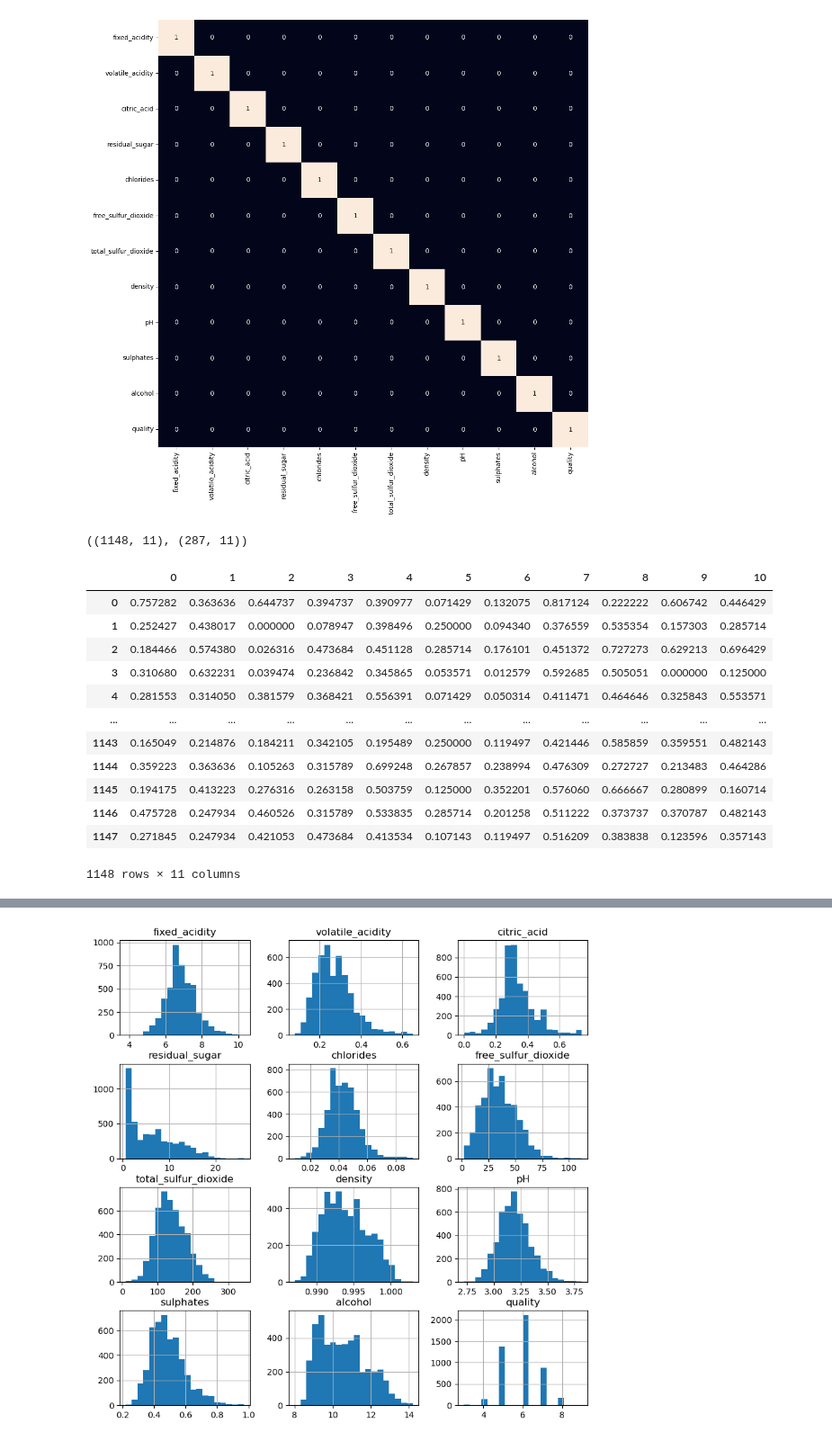
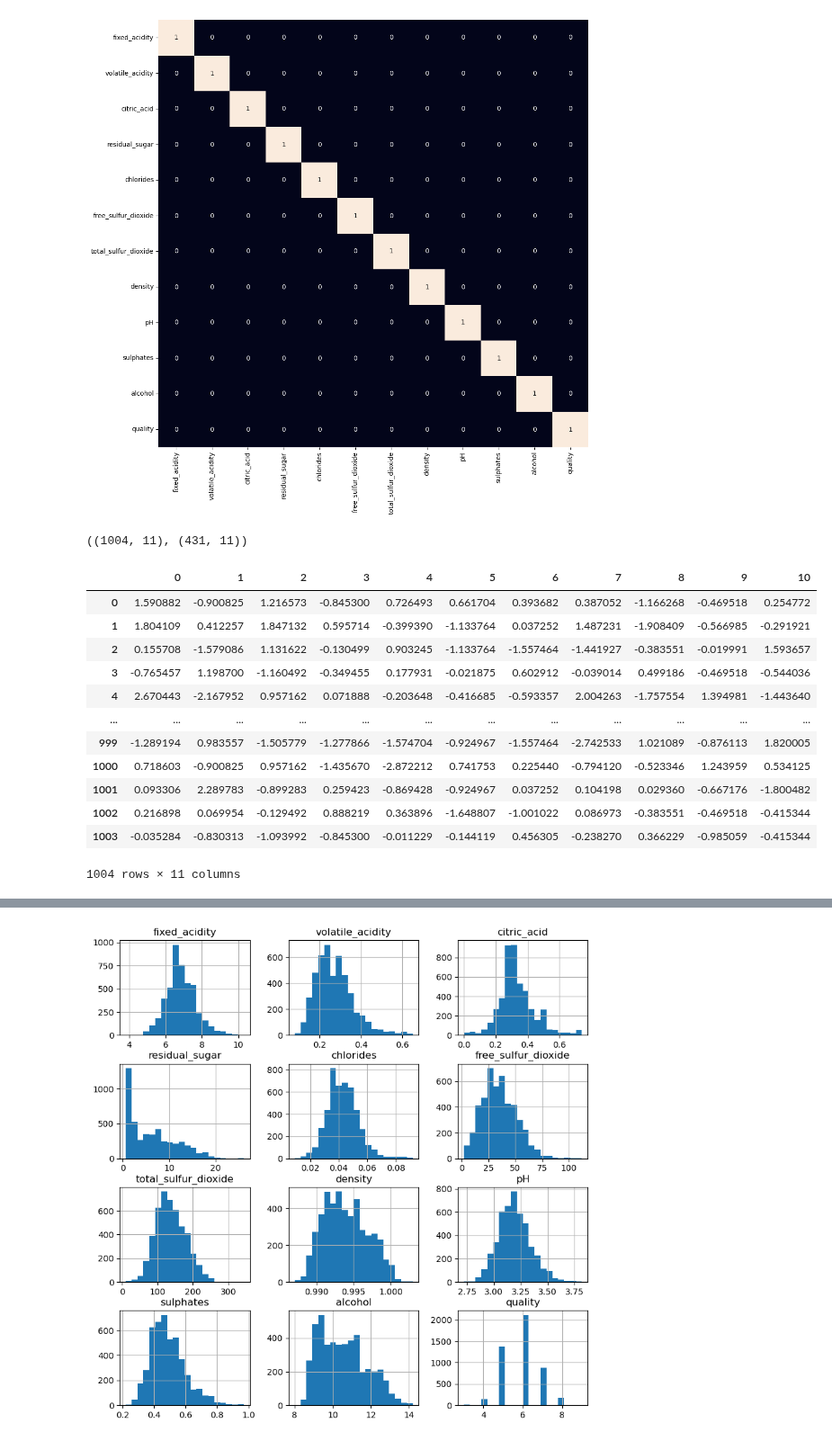
Before and after one commit to nmdollhopf/team1_wine_project, a Jupyter notebook: Wine_ML.ipynb, the cells around one changed output, grey strips where cells are left out. Shown at 90% size. Cells and saved outputs as stored; diff of their text form; code cells hidden in the pictures.

```diff
--- a/Wine_ML.ipynb
+++ b/Wine_ML.ipynb
@@ -119,7 +122,7 @@ plt.show()
 # Quality data is unbalanced
 #create "best quality" >5 (3-5,6-9)....also try with >6 (3-6,7-9)
 
-Red_df['best quality'] = [1 if x>5 else 0 for x in Red_df.quality]
+Red_df['best quality'] = [1 if x>6 else 0 for x in Red_df.quality]
 # %%
 #Split data into training and test/validation (80/20); tried 75/25
 
@@ -129,34 +132,42 @@ Red_df['best quality'] = [1 if x>5 else 0 for x in Red_df.quality]
 yr = Red_df['best quality'] #target
 Xr = Red_df.drop(['quality', 'best quality'], axis=1) #features
 
-X_trainr, X_testr, y_trainr, y_testr = train_test_split(Xr, yr, stratify=yr, test_size=0.20, random_state=40)
+X_trainr, X_testr, y_trainr, y_testr = train_test_split(Xr, yr, stratify=yr, test_size=0.30, random_state=40)
 X_trainr.shape, X_testr.shape
 # %% [output]
-((1148, 11), (287, 11))
+((1004, 11), (431, 11))
 # %%
 # Normalize the data before training
 
-norm = MinMaxScaler()
-X_trainr = norm.fit_transform(X_trainr)
-X_testr = norm.transform(X_testr)
+#norm = MinMaxScaler()
+#X_trainr = norm.fit_transform(X_trainr)
+#X_testr = norm.transform(X_testr)
+
+#From Catherine
+
+# Power Transformer Scaler to deal with data that is not normally distributed.
+# This is essentially a Box-Cox procedure
+scaler = PowerTransformer(method='yeo-johnson')
+X_trScr = scaler.fit_transform(X_trainr)
+X_teScr = scaler.fit_transform(X_testr)
 
 #convert X_test to df for easy viewing, confirmed data from all columns scaled form 0 to 1
-X_testr_df = pd.DataFrame(np.squeeze(X_trainr))
+X_testr_df = pd.DataFrame(np.squeeze(X_trScr))
 X_testr_df
 # %% [output]
 |  | 0 | 1 | 2 | 3 | 4 | 5 | 6 | 7 | 8 | 9 | 10 |
-| 0 | 0.757282 | 0.363636 | 0.644737 | 0.394737 | 0.390977 | 0.071429 | 0.132075 | 0.817124 | 0.222222 | 0.606742 | 0.446429 |
-| 1 | 0.252427 | 0.438017 | 0.000000 | 0.078947 | 0.398496 | 0.250000 | 0.094340 | 0.376559 | 0.535354 | 0.157303 | 0.285714 |
-| 2 | 0.184466 | 0.574380 | 0.026316 | 0.473684 | 0.451128 | 0.285714 | 0.176101 | 0.451372 | 0.727273 | 0.629213 | 0.696429 |
-| 3 | 0.310680 | 0.632231 | 0.039474 | 0.236842 | 0.345865 | 0.053571 | 0.012579 | 0.592685 | 0.505051 | 0.000000 | 0.125000 |
-| 4 | 0.281553 | 0.314050 | 0.381579 | 0.368421 | 0.556391 | 0.071429 | 0.050314 | 0.411471 | 0.464646 | 0.325843 | 0.553571 |
+| 0 | 1.590882 | -0.900825 | 1.216573 | -0.845300 | 0.726493 | 0.661704 | 0.393682 | 0.387052 | -1.166268 | -0.469518 | 0.254772 |
+| 1 | 1.804109 | 0.412257 | 1.847132 | 0.595714 | -0.399390 | -1.133764 | 0.037252 | 1.487231 | -1.908409 | -0.566985 | -0.291921 |
+| 2 | 0.155708 | -1.579086 | 1.131622 | -0.130499 | 0.903245 | -1.133764 | -1.557464 | -1.441927 | -0.383551 | -0.019991 | 1.593657 |
+| 3 | -0.765457 | 1.198700 | -1.160492 | -0.349455 | 0.177931 | -0.021875 | 0.602912 | -0.039014 | 0.499186 | -0.469518 | -0.544036 |
+| 4 | 2.670443 | -2.167952 | 0.957162 | 0.071888 | -0.203648 | -0.416685 | -0.593357 | 2.004263 | -1.757554 | 1.394981 | -1.443640 |
 | ... | ... | ... | ... | ... | ... | ... | ... | ... | ... | ... | ... |
-| 1143 | 0.165049 | 0.214876 | 0.184211 | 0.342105 | 0.195489 | 0.250000 | 0.119497 | 0.421446 | 0.585859 | 0.359551 | 0.482143 |
-| 1144 | 0.359223 | 0.363636 | 0.105263 | 0.315789 | 0.699248 | 0.267857 | 0.238994 | 0.476309 | 0.272727 | 0.213483 | 0.464286 |
-| 1145 | 0.194175 | 0.413223 | 0.276316 | 0.263158 | 0.503759 | 0.125000 | 0.352201 | 0.576060 | 0.666667 | 0.280899 | 0.160714 |
-| 1146 | 0.475728 | 0.247934 | 0.460526 | 0.315789 | 0.533835 | 0.285714 | 0.201258 | 0.511222 | 0.373737 | 0.370787 | 0.482143 |
-| 1147 | 0.271845 | 0.247934 | 0.421053 | 0.473684 | 0.413534 | 0.107143 | 0.119497 | 0.516209 | 0.383838 | 0.123596 | 0.357143 |
+| 999 | -1.289194 | 0.983557 | -1.505779 | -1.277866 | -1.574704 | -0.924967 | -1.557464 | -2.742533 | 1.021089 | -0.876113 | 1.820005 |
+| 1000 | 0.718603 | -0.900825 | 0.957162 | -1.435670 | -2.872212 | 0.741753 | 0.225440 | -0.794120 | -0.523346 | 1.243959 | 0.534125 |
+| 1001 | 0.093306 | 2.289783 | -0.899283 | 0.259423 | -0.869428 | -0.924967 | 0.037252 | 0.104198 | 0.029360 | -0.667176 | -1.800482 |
+| 1002 | 0.216898 | 0.069954 | -0.129492 | 0.888219 | 0.363896 | -1.648807 | -1.001022 | 0.086973 | -0.383551 | -0.469518 | -0.415344 |
+| 1003 | -0.035284 | -0.830313 | -1.093992 | -0.845300 | -0.011229 | -0.144119 | 0.456305 | -0.238270 | 0.366229 | -0.985059 | -0.415344 |
-1148 rows × 11 columns
+1004 rows × 11 columns
 # %%
 #look at (3) different models
 
```
Also changed, not shown: parts of 19 cells of this notebook, 7 other files.
